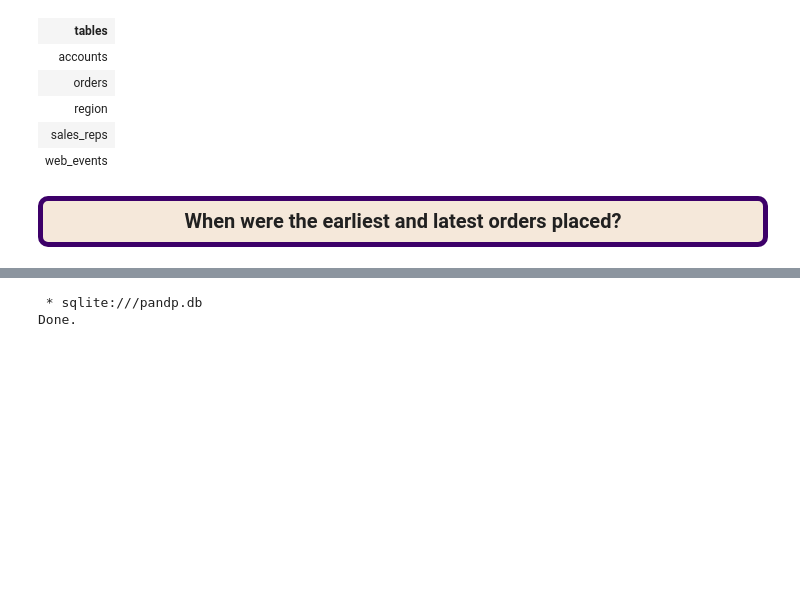
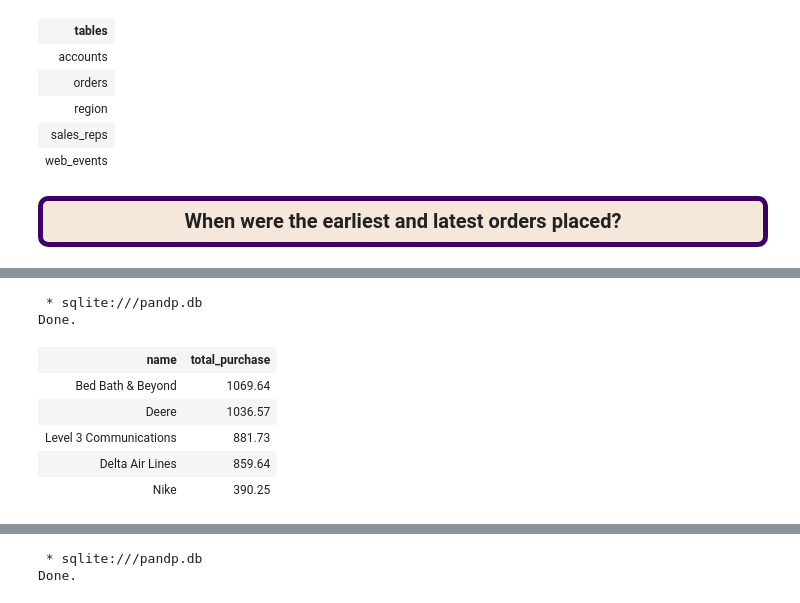
Before and after one commit to BuhariS/Interrogation-of-the-Parch-Posey-Database, a Jupyter notebook: Interrogation of the Parch & Posey Database.ipynb, the cells around one changed output, grey strips where cells are left out. Saved outputs shown, nothing was run; the diff lists cells and outputs as text; code cells hidden in the pictures; blank space fills up the shorter version.

```diff
--- a/Interrogation of the Parch & Posey Database.ipynb
+++ b/Interrogation of the Parch & Posey Database.ipynb
@@ -613,0 +345,22 @@ The earliest recorded order was placed in December 2013 and the most recent orde
+# %%
+%%sql
+WITH cte AS (SELECT a.name, ROUND(SUM(o.total_amt_usd), 2) total_purchase
+FROM accounts a
+JOIN orders o
+ON a.id = o.account_id
+GROUP BY 1
+ORDER BY 2
+LIMIT 5)
+
+SELECT *
+FROM cte
+ORDER BY 2 DESC;
+# %% [output]
+ * sqlite:///pandp.db
+Done.
+| name | total_purchase |
+| Bed Bath & Beyond | 1069.64 |
+| Deere | 1036.57 |
+| Level 3 Communications | 881.73 |
+| Delta Air Lines | 859.64 |
+| Nike | 390.25 |
```
Also changed, not shown: parts of 152 cells of this notebook.
